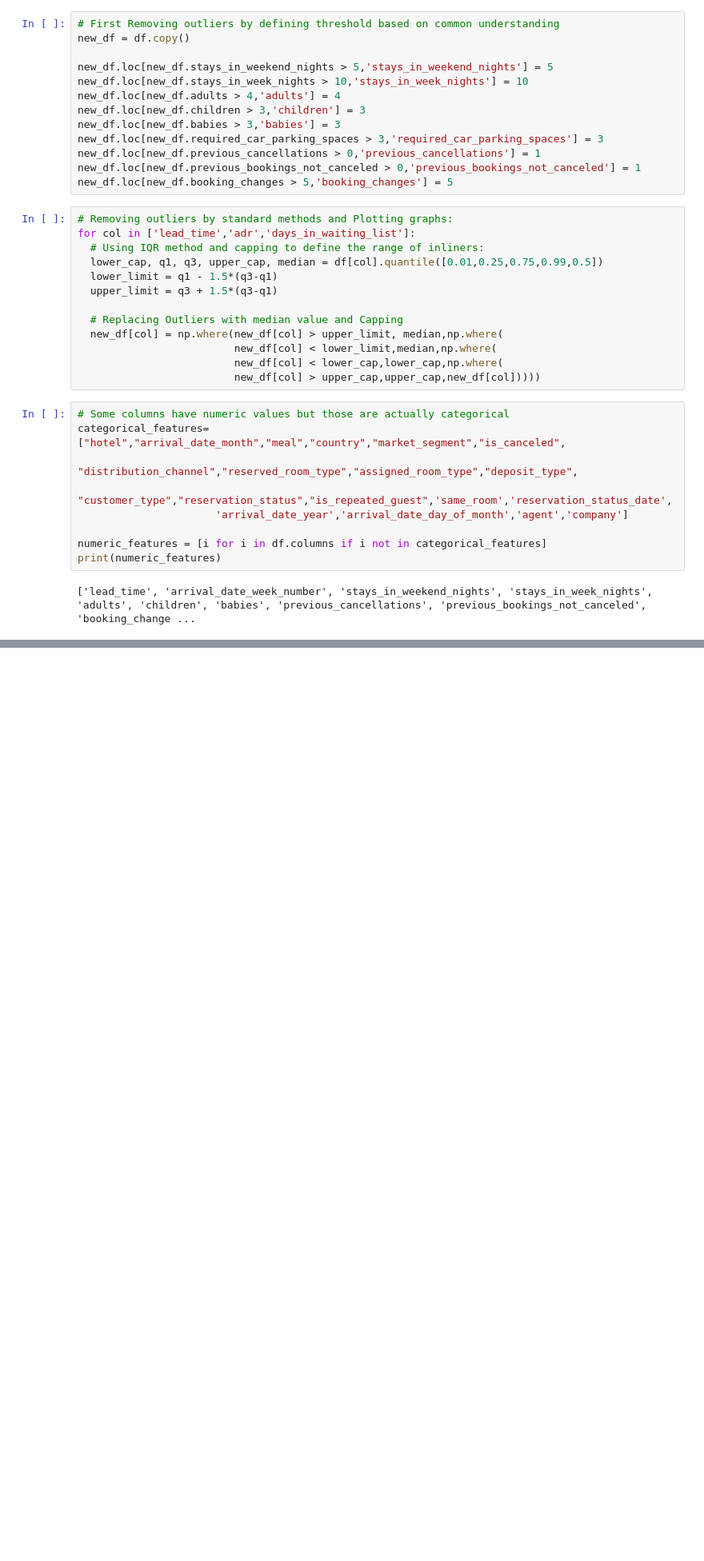
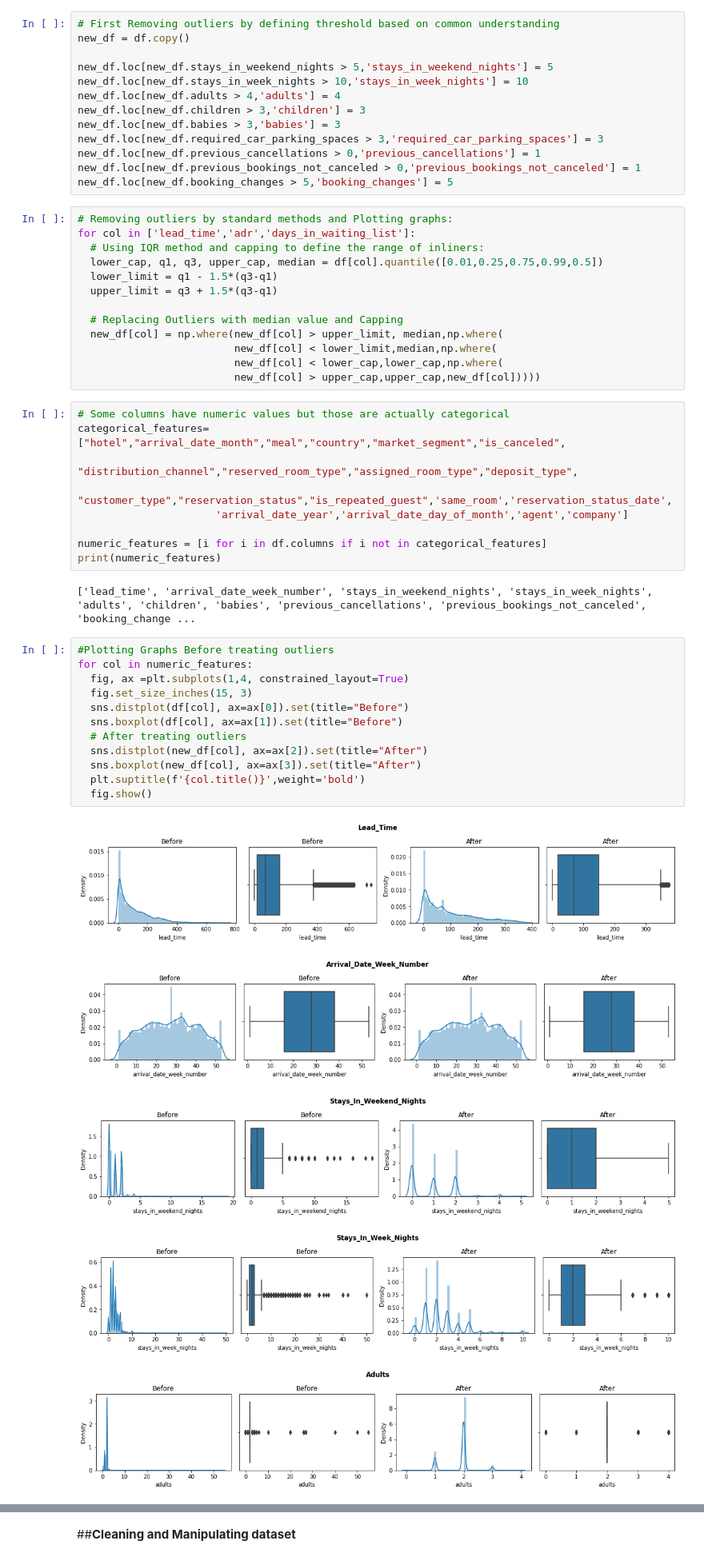
Before and after one commit to suroshreesen/Hotel-booking-project, a Jupyter notebook: Hotel_Booking_Analysis_Capstone_Project.ipynb, the cells around one changed output, grey strips where cells are left out. Shown at 80% size. Drawn from its saved outputs; the diff is of its cells as text; blank space fills up the shorter version.

```diff
--- a/Hotel_Booking_Analysis_Capstone_Project.ipynb
+++ b/Hotel_Booking_Analysis_Capstone_Project.ipynb
@@ -189,3 +189,21 @@ numeric_features = [i for i in df.columns if i not in categorical_features]
 print(numeric_features)
 # %% [output]
 ['lead_time', 'arrival_date_week_number', 'stays_in_weekend_nights', 'stays_in_week_nights', 'adults', 'children', 'babies', 'previous_cancellations', 'previous_bookings_not_canceled', 'booking_change ...
+# %%
+#Plotting Graphs Before treating outliers
+for col in numeric_features:
+  fig, ax =plt.subplots(1,4, constrained_layout=True)
+  fig.set_size_inches(15, 3)
+  sns.distplot(df[col], ax=ax[0]).set(title="Before")
+  sns.boxplot(df[col], ax=ax[1]).set(title="Before")
+  # After treating outliers
+  sns.distplot(new_df[col], ax=ax[2]).set(title="After")
+  sns.boxplot(new_df[col], ax=ax[3]).set(title="After")
+  plt.suptitle(f'{col.title()}',weight='bold')
+  fig.show()
+# %% [output]
+[figure, added]
+[figure, added]
+[figure, added]
+[figure, added]
+[figure, added]
@@ -191,0 +219,4 @@ print(numeric_features)
+# %% [markdown]
+
+
+##**Cleaning and Manipulating dataset**
```
Also changed, not shown: parts of 40 cells of this notebook.
